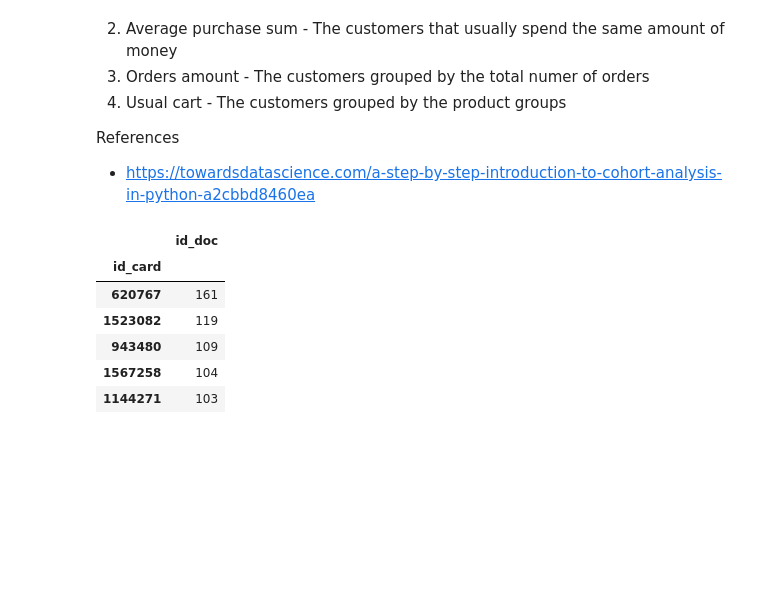
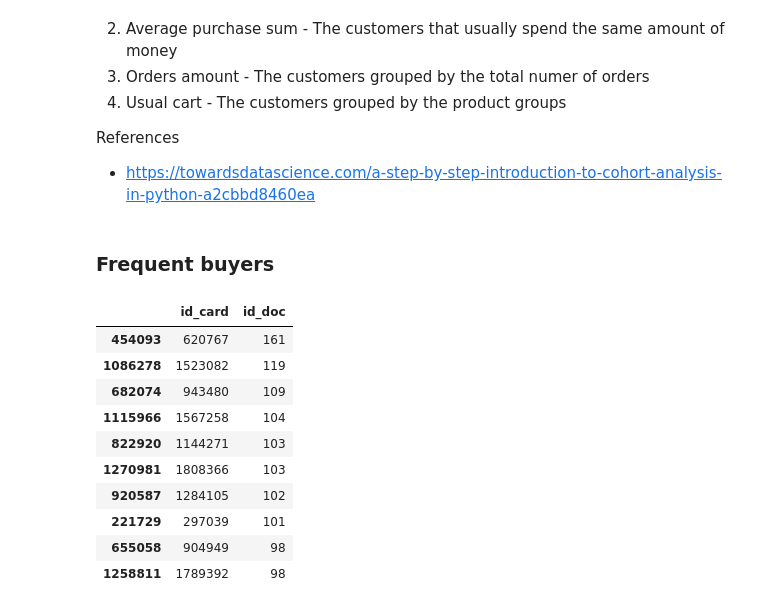
Before and after one commit to cubazis/inno_stats_2020, a Jupyter notebook: lab_last.ipynb, the cells around one changed output. Cells and saved outputs as stored; diff of their text form; code cells hidden in the pictures; blank space fills up the shorter version.

```diff
--- a/lab_last.ipynb
+++ b/lab_last.ipynb
@@ -180,6 +180,8 @@ As you can see, the distributions are different, and there is negative correlati
 Prove that the frequency of shopping grows around the wage taking days.
 # %%
 df.index = pd.to_datetime(df['date'],format='%Y-%m-%d %H:%M:%S')
+df['datetime'] = pd.to_datetime(df['date'],format='%Y-%m-%d %H:%M:%S')
+df['day'] = df.index.day
 # df['day_of_week'] = df.index.dayofweek
 # checks = df.groupby(by=['id_doc']).first()
 # checks.index = pd.to_datetime(checks['date'],format='%Y-%m-%d %H:%M:%S')
@@ -216,15 +229,21 @@ Define such cohort existance:
 
 References
 - https://towardsdatascience.com/a-step-by-step-introduction-to-cohort-analysis-in-python-a2cbbd8460ea
+# %% [markdown]
+### Frequent buyers
 # %%
-users = df.groupby(by=['id_card'])
+users = df.groupby(by=['id_card'], as_index=False)
 amount_of_orders = users.agg({"id_doc": "nunique"}).sort_values(by=['id_doc'], ascending=False)
-amount_of_orders.head()
+amount_of_orders.head(10)
 # %% [output]
-|  | id_doc |
-| id_card |  |
-| 620767 | 161 |
-| 1523082 | 119 |
-| 943480 | 109 |
-| 1567258 | 104 |
-| 1144271 | 103 |
+|  | id_card | id_doc |
+| 454093 | 620767 | 161 |
+| 1086278 | 1523082 | 119 |
+| 682074 | 943480 | 109 |
+| 1115966 | 1567258 | 104 |
+| 822920 | 1144271 | 103 |
+| 1270981 | 1808366 | 103 |
+| 920587 | 1284105 | 102 |
+| 221729 | 297039 | 101 |
+| 655058 | 904949 | 98 |
+| 1258811 | 1789392 | 98 |
```
Also changed, not shown: parts of 5 cells of this notebook.
